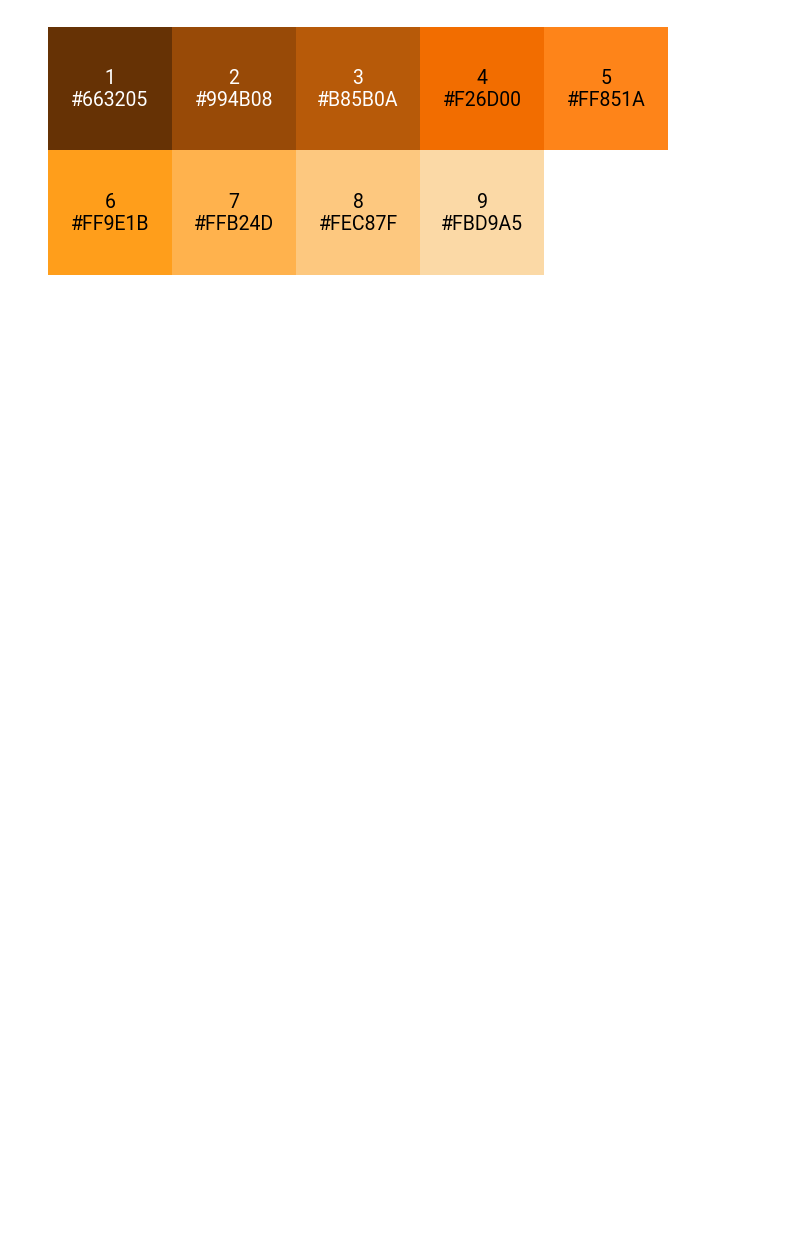
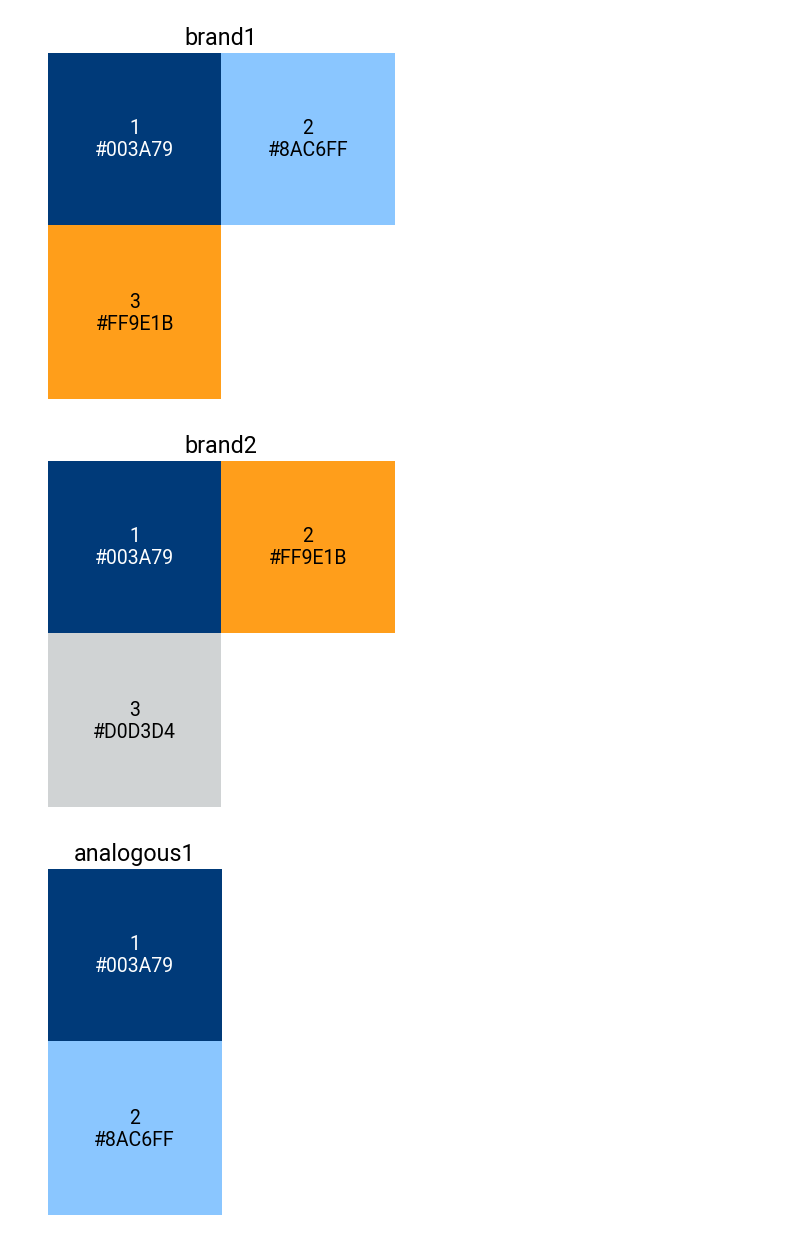
Before and after one commit to Adam-Sedlak-Brookings/pyplotbrookings, a Jupyter notebook: Examples.ipynb, the cells around one changed output. Cells and saved outputs as stored; diff of their text form; code cells hidden in the pictures; blank space fills up the shorter version.

Commit message:
Added README and minor updates to source code

```diff
--- a/Examples.ipynb
+++ b/Examples.ipynb
@@ -11,6 +13,6 @@ penguins = sns.load_dataset("penguins")
 # %%
 # Setting brand colors for current plot
-ppb.set_palette('brand2', reverse=False)
+ppb.set_palette('brand2', reverse=True)
 
 # Plotting histograms
 plt.hist(penguins[penguins['species'] == 'Adelie']['bill_depth_mm'], alpha=0.5, label='Adeline')
@@ -22,7 +24,11 @@ plt.xlabel('Bill Depth (mm)')
 plt.ylabel('Count')
 
 # Adding Brookings titles and logos
-ppb.add_title(title='Penguin Bill Depth', subtitle='Bill Depth in mm of Adelie and Gentoo Penguins at Palmer Station LTER',
-          tag='FIGURE 1A', source='Palmer Station Antarctica LTER', notes='Figure made using matplotlib')
+ppb.add_title(title='Penguin Bill Depth',
+              subtitle='Bill Depth in mm of Adelie and Gentoo Penguins at Palmer Station LTER',
+              tag='FIGURE 1A',
+              source='Palmer Station Antarctica LTER',
+              notes='Figure made using matplotlib')
+# Adding the Hutchins logo
 ppb.add_logo('hc')
 # %% [output]
@@ -45,18 +62,27 @@ ppb.add_logo('hc')
 # %%
+# Getting the Brookings sequential2 color map
 cmap = ppb.get_cmap('sequential2', reverse=True)
+# Creating a scatter plot
 plt.scatter(data=penguins, x='bill_length_mm', y='bill_depth_mm', c='flipper_length_mm', cmap=cmap)
 
 # Adding matplotlib legend/labels
 plt.xlabel('Bill Length (mm)')
 plt.ylabel('Bill Depth (mm)')
+
 # Adding color bar (as far as I can tell the deprecation warning is a bug in matplotlib)
 cbar = plt.colorbar(cmap=cmap)
 cbar.set_label('Flipper Length (mm)')
 cbar.outline.set_visible(False)
 
 # Adding Brookings titles and logos
-# NOTE: Here our title is too long but ppb will auto parse linefeeds as needed (\n)
-ppb.add_title(title='Penguin Bills and Flippers', subtitle='Bill length vs. Bill Depth vs. Flipper Length of Penguins at\nPalmer Station',
-          tag='FIGURE 2', source='Palmer Station Antarctica LTER', notes='Figure made using matplotlib')
+# NOTE: Here our subtitle is too long but pyplotbrookings
+#       will auto parse linefeeds (\n) in subtitles and add
+#       extra space as needed.
+ppb.add_title(title='Penguin Bills and Flippers',
+              subtitle='Bill length vs. Bill Depth vs. Flipper Length of Penguins at\nPalmer Station',
+              tag='FIGURE 2',
+              source='Palmer Station Antarctica LTER',
+              notes='Figure made using matplotlib')
+# Adding a CRM logo
 ppb.add_logo('crm', scale=0.35, offsets=(-0.1, 0))
 # %% [output]
@@ -67,10 +97,17 @@ ppb.import_roboto()
 # %%
-# NOTE: Auto aligning of titles to the left of the figure
-sns.boxplot(data=penguins, x='bill_depth_mm', y='island')
+# Creating a boxplot
+sns.boxplot(data=penguins, x='bill_depth_mm', y='island', palette=ppb.palettes['misc'])
 
 # Adding Brookings titles and logos
-ppb.add_title(title='Penguin Bills Depth', subtitle='Length of Penguin Bills on each Island',
-          tag='FIGURE 3', source='Palmer Station Antarctica LTER', notes='Figure made using matplotlib')
+ppb.add_title(title='Penguin Bills Depth',
+              subtitle='Length of Penguin Bills on each Island',
+              tag='FIGURE 3',
+              source='Palmer Station Antarctica LTER',
+              notes='Figure made using matplotlib',
+              # NOTE: Becase the y labels are long we need to add additional offsets in the
+              #       x direction to the titles and sources/notes so that the align with the
+              #       y label.
+              x_offset=-0.05)
 
 # Adding matplotlib legend/labels
 plt.xlabel('Bill Depth (mm)')
@@ -82,5 +123,9 @@ ppb.add_logo('crm', scale=0.35, offsets=(-0.1, 0))
 # %%
 # Preview color palettes and the correct text color (black or white) that can be applied on top of each color
-ppb.view_palette('orange')
+for p in list(ppb.palettes.keys())[:4]:
+    plt.title(p)
+    ppb.view_palette(p)
 # %% [output]
-[figure, old version]
+[figure, new version]
+[figure, added]
+[figure, added]
```
Also changed, not shown: parts of 16 cells of this notebook, 3 other files.
